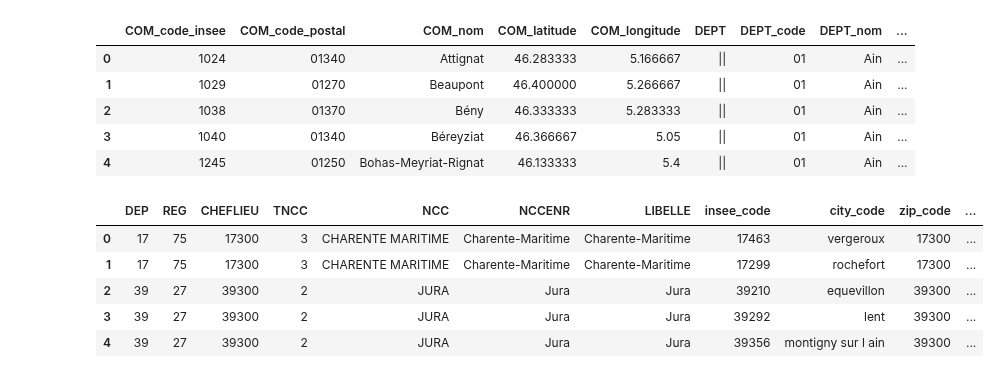
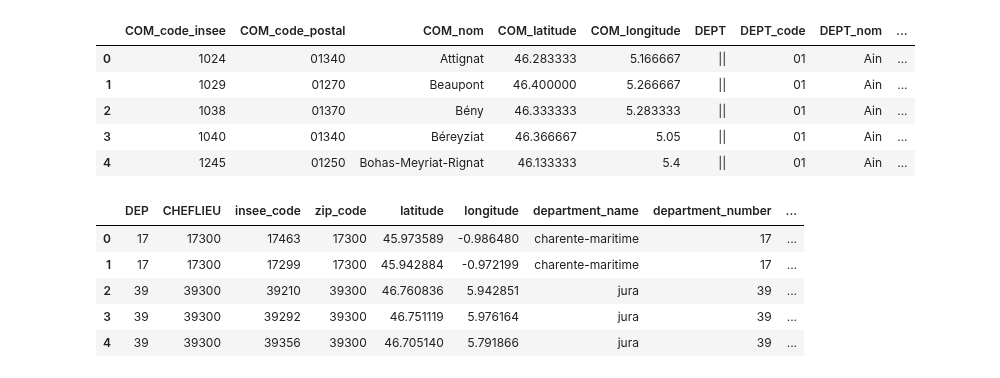
Before and after one commit to nkostiuk/french-industry, a Jupyter notebook: notebooks/MXC-FI - Notebook Travail Maxime.ipynb, the cells around one changed output. Cells and saved outputs as stored; diff of their text form; code cells hidden in the pictures.

```diff
--- a/notebooks/MXC-FI - Notebook Travail Maxime.ipynb
+++ b/notebooks/MXC-FI - Notebook Travail Maxime.ipynb
@@ -219,18 +219,18 @@ display(df_geo_final.head())
 | 3 | 1040 | 01340 | Béreyziat | 46.366667 | 5.05 | || | 01 | Ain | ... |
 | 4 | 1245 | 01250 | Bohas-Meyriat-Rignat | 46.133333 | 5.4 | || | 01 | Ain | ... |
 # %%
-
+df_depts_cheflieux['CHEFLIEU'] = df_depts_cheflieux['CHEFLIEU'].astype(str)
 df_GPS['zip_code'] = df_GPS['zip_code'].astype(str)
 
 df_CL=df_depts_cheflieux.merge(df_GPS,left_on='CHEFLIEU',right_on='zip_code')
-#df_CL=df_CL.drop(
- #   ['REG','TNCC','NCC','NCCENR','LIBELLE','EU_circo','code_région','nom_région','chef.lieu_région','numéro_département','nom_département','préfecture','numéro_circonscription','code_insee','éloignement']
-  #  ,axis=1)
+df_CL=df_CL.drop(
+    ['REG','TNCC','NCC','NCCENR','LIBELLE','city_code','label','region_geojson_name']
+    ,axis=1)
 display(df_CL.head())
 # %% [output]
-|  | DEP | REG | CHEFLIEU | TNCC | NCC | NCCENR | LIBELLE | insee_code | city_code | zip_code | ... |
-| 0 | 17 | 75 | 17300 | 3 | CHARENTE MARITIME | Charente-Maritime | Charente-Maritime | 17463 | vergeroux | 17300 | ... |
-| 1 | 17 | 75 | 17300 | 3 | CHARENTE MARITIME | Charente-Maritime | Charente-Maritime | 17299 | rochefort | 17300 | ... |
-| 2 | 39 | 27 | 39300 | 2 | JURA | Jura | Jura | 39210 | equevillon | 39300 | ... |
-| 3 | 39 | 27 | 39300 | 2 | JURA | Jura | Jura | 39292 | lent | 39300 | ... |
-| 4 | 39 | 27 | 39300 | 2 | JURA | Jura | Jura | 39356 | montigny sur l ain | 39300 | ... |
+|  | DEP | CHEFLIEU | insee_code | zip_code | latitude | longitude | department_name | department_number | ... |
+| 0 | 17 | 17300 | 17463 | 17300 | 45.973589 | -0.986480 | charente-maritime | 17 | ... |
+| 1 | 17 | 17300 | 17299 | 17300 | 45.942884 | -0.972199 | charente-maritime | 17 | ... |
+| 2 | 39 | 39300 | 39210 | 39300 | 46.760836 | 5.942851 | jura | 39 | ... |
+| 3 | 39 | 39300 | 39292 | 39300 | 46.751119 | 5.976164 | jura | 39 | ... |
+| 4 | 39 | 39300 | 39356 | 39300 | 46.705140 | 5.791866 | jura | 39 | ... |
```
Also changed, not shown: parts of 2 cells of this notebook, 5 other files.
